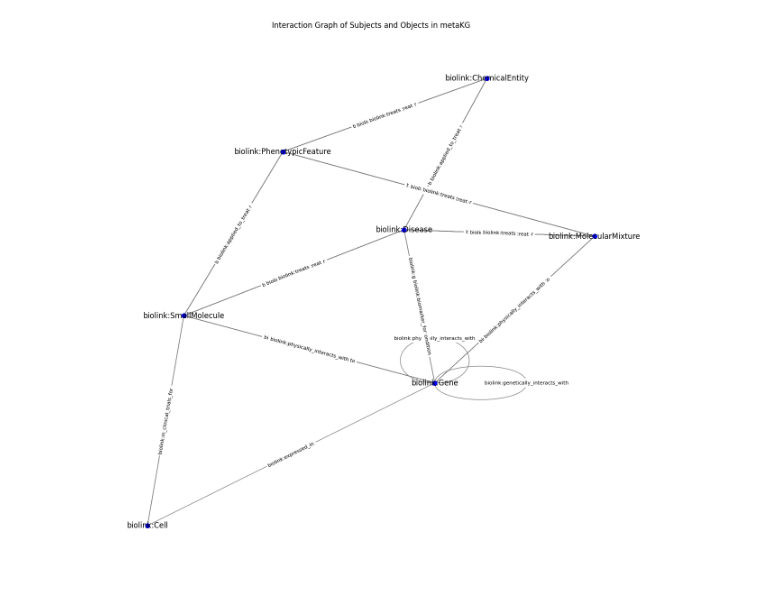
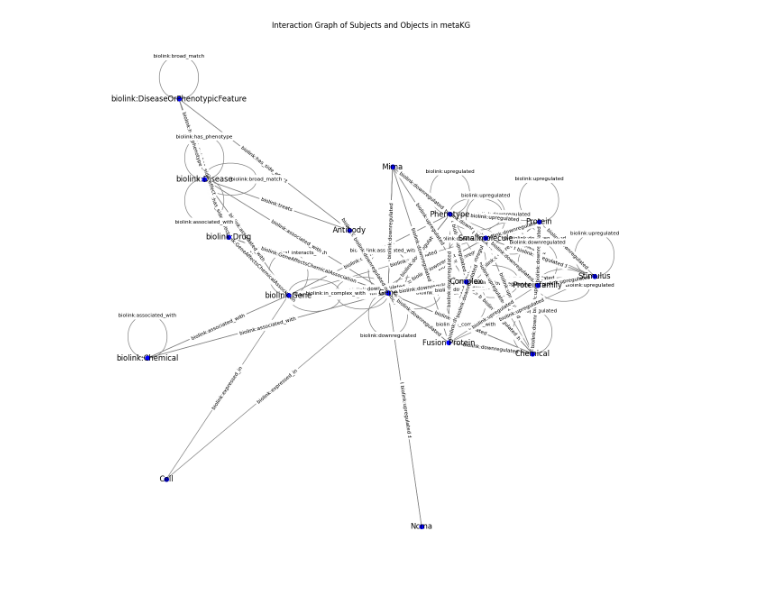
Before and after one commit to sierra-moxon/Translator_component_toolkit, a Jupyter notebook: notebooks/overview_of_KGs.ipynb, the cells around one changed output. Drawn from its saved outputs; the diff is of its cells as text; code cells hidden in the pictures.

```diff
--- a/notebooks/overview_of_KGs.ipynb
+++ b/notebooks/overview_of_KGs.ipynb
@@ -68,34 +88,33 @@ metaKG.loc[metaKG['API'] == 'CATRAX BigGIM DrugResponse Performance Phase KP - T
 # first, we need to drop the interactions between subjects and objects that both subjects and objects are the same
 #metaKG = metaKG[metaKG['Subject'] != metaKG['Object']]
 # second, we need to filter the metaKG to only include the selected categories
 #metaKG = metaKG[metaKG['Subject'].isin(selected_categories) | metaKG['Object'].isin(selected_categories)]
-selected_KGs = ['CATRAX BigGIM DrugResponse Performance Phase KP - TRAPI 1.5.0',
-                'Clinical Trials KP - TRAPI 1.5.0',
-                'Drug Approvals KP - TRAPI 1.5.0'
+selected_KGs = ['CATRAX Pharmacogenomics KP - TRAPI 1.5.0',
+
                 ]
 
 metaKG_sele = metaKG[metaKG['API'].isin(selected_KGs)]
 
 # build a multigraph to capture all edges (including duplicates) and their predicates
 G = nx.MultiGraph()
 for _, row in metaKG_sele.iterrows():
         G.add_edge(row['Subject'], row['Object'], predicate=row['Predicate'])
 
 # layout and draw nodes + edges
 plt.figure(figsize=(12, 12))
 pos = nx.spring_layout(G, k=0.5, iterations=20)
 nx.draw(G, pos,
                 with_labels=True,
                 node_size=50,
                 font_size=12,
                 font_color='black',
                 node_color='blue',
                 edge_color='gray')
 
 # draw edge labels
 edge_labels = nx.get_edge_attributes(G, 'predicate')
 nx.draw_networkx_edge_labels(G, pos, edge_labels=edge_labels, font_size=8)
 plt.title('Interaction Graph of Subjects and Objects in metaKG')
 plt.show()
 # %% [output]
-[figure, old version]
+[figure, new version]
```
Also changed, not shown: parts of 2 cells of this notebook, 3 other files.
